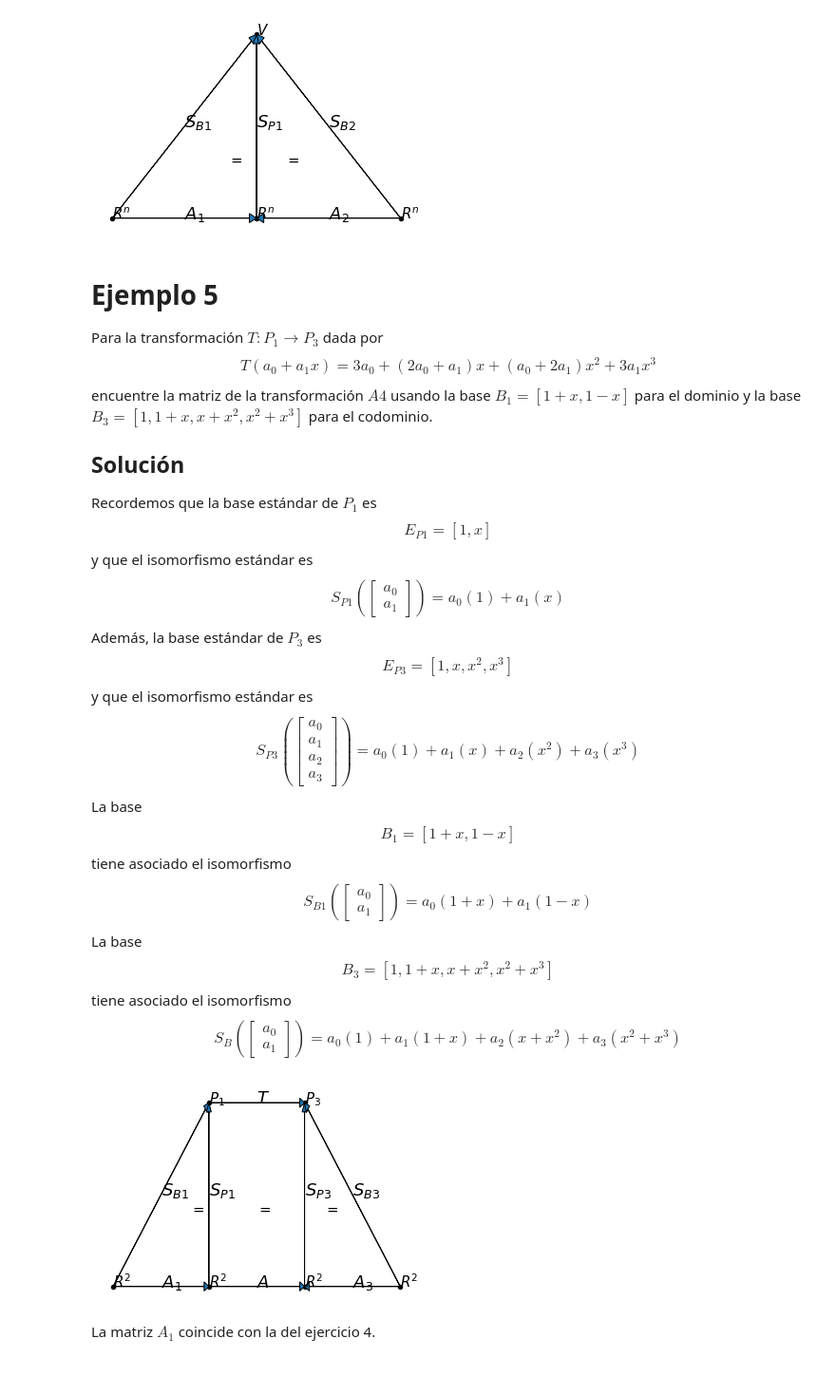
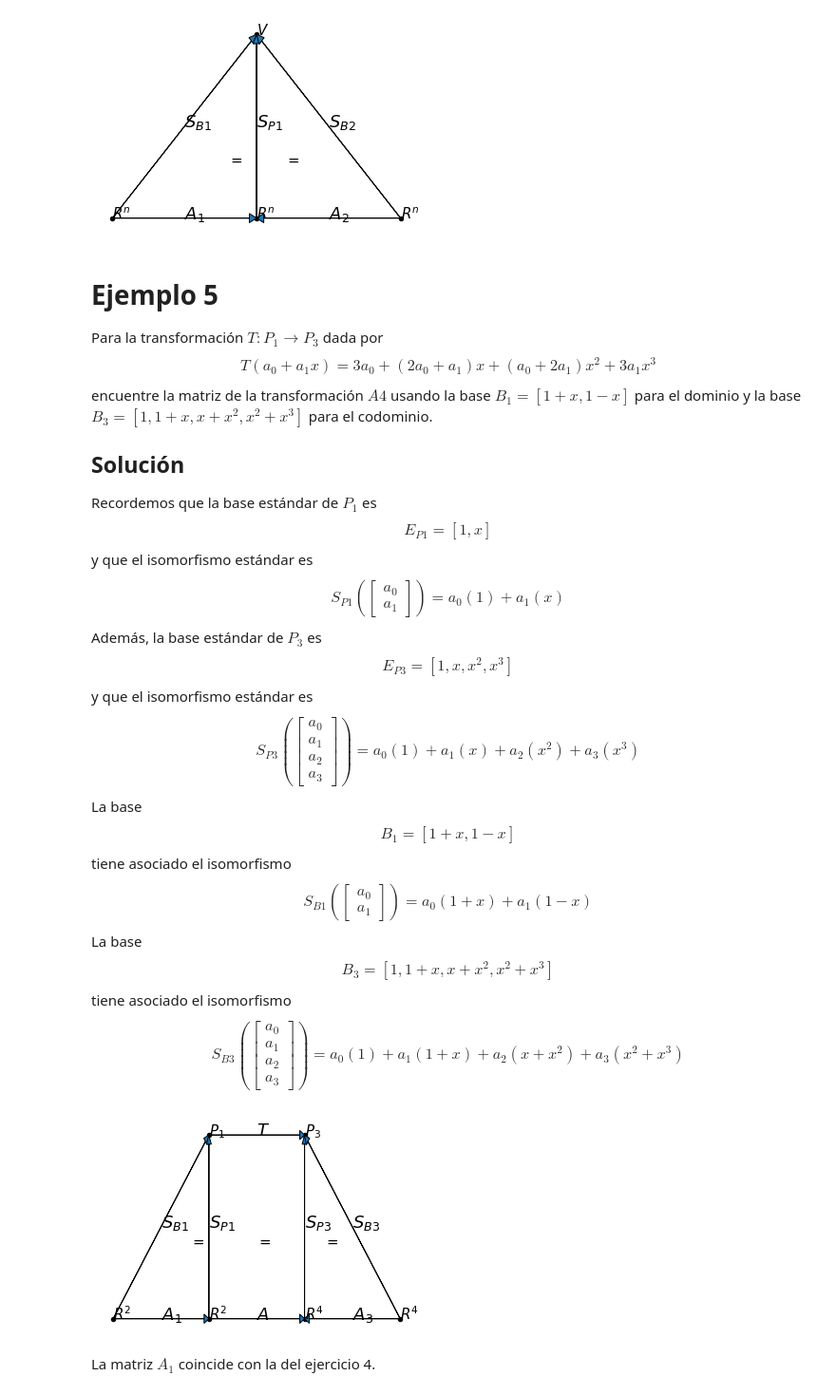
Before and after one commit to GerardoMunoz/AlgebraLineal, a Jupyter notebook: AlgLin2020sem1/Clase15_Repr5_2_TransfLineales.ipynb, the cells around one changed output. Shown: that part at 95% size. Drawn from its saved outputs; the diff is of its cells as text; code cells hidden in the pictures.

Commit message:
Se cambió el desarrollo en markdown y el grafo del ejemplo 5

```diff
--- a/AlgLin2020sem1/Clase15_Repr5_2_TransfLineales.ipynb
+++ b/AlgLin2020sem1/Clase15_Repr5_2_TransfLineales.ipynb
@@ -581,14 +581,14 @@ encuentre la matriz de la transformación $A4$ usando la base $B_1=[1+x, 1-x]$ p
 Recordemos que la base estándar de $P_1$ es $$E_{P1}=[1,x]$$ y que el isomorfismo estándar es $$S_{P1}\left(\begin{bmatrix}a_0\\a_1\end{bmatrix}\right)=a_0(1)+a_1(x)$$
 Además, la base estándar de $P_3$ es $$E_{P3}=[1,x,x^2,x^3]$$ y que el isomorfismo estándar es $$S_{P3}\left(\begin{bmatrix}a_0\\a_1\\a_2\\a_3\end{bmatrix}\right)=a_0(1)+a_1(x)+a_2(x^2)+a_3(x^3)$$
 La base $$B_1=[1+x, 1-x]$$ tiene asociado el isomorfismo $$S_{B1}\left(\begin{bmatrix}a_0\\a_1\end{bmatrix}\right)=a_0(1+x)+a_1(1-x)$$
-La base $$B_3=[1,1+x, x+x^2, x^2+x^3 ]$$ tiene asociado el isomorfismo $$S_{B}\left(\begin{bmatrix}a_0\\a_1\end{bmatrix}\right)=a_0(1)+a_1(1+x)+a_2(x+x^2)+a_3(x^2+x^3)$$
+La base $$B_3=[1,1+x, x+x^2, x^2+x^3 ]$$ tiene asociado el isomorfismo $$S_{B3}\left(\begin{bmatrix}a_0\\a_1\\a_2\\a_3\end{bmatrix}\right)=a_0(1)+a_1(1+x)+a_2(x+x^2)+a_3(x^2+x^3)$$
 # %%
-grafo({"P1":(1,1,"P_1"),"P3":(2,1,"P_3"),"B1":(0,2,"R^2"),"R2":(1,2,"R^2"),"R4":(2,2,"R^2"),"B3":(3,2,"R^2")},
+grafo({"P1":(1,1,"P_1"),"P3":(2,1,"P_3"),"B1":(0,2,"R^2"),"R2":(1,2,"R^2"),"R4":(2,2,"R^4"),"B3":(3,2,"R^4")},
       [("T","P1","P3"),("S_{B1}","B1","P1"),("S_{P1}","R2","P1"),("S_{P3}","R4","P3"),("S_{B3}","B3","P3"),("A_1","B1","R2"),
        ("A","R2","R4"),("A_3","B3","R4")],
       [(0.8,1.6,"="),(1.5,1.6,"="),(2.2,1.6,"=")])
 # %% [output]
-[figure, old version]
+[figure, new version]
 # %% [markdown]
 La matriz $A_1$ coincide con la del ejercicio 4.
 # %%
```
